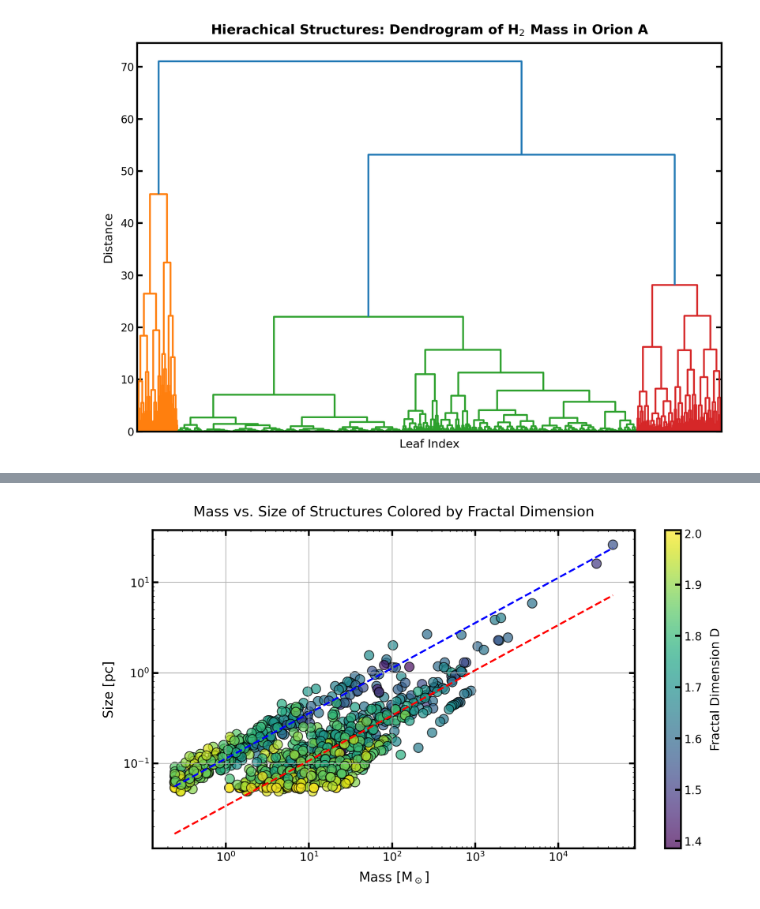
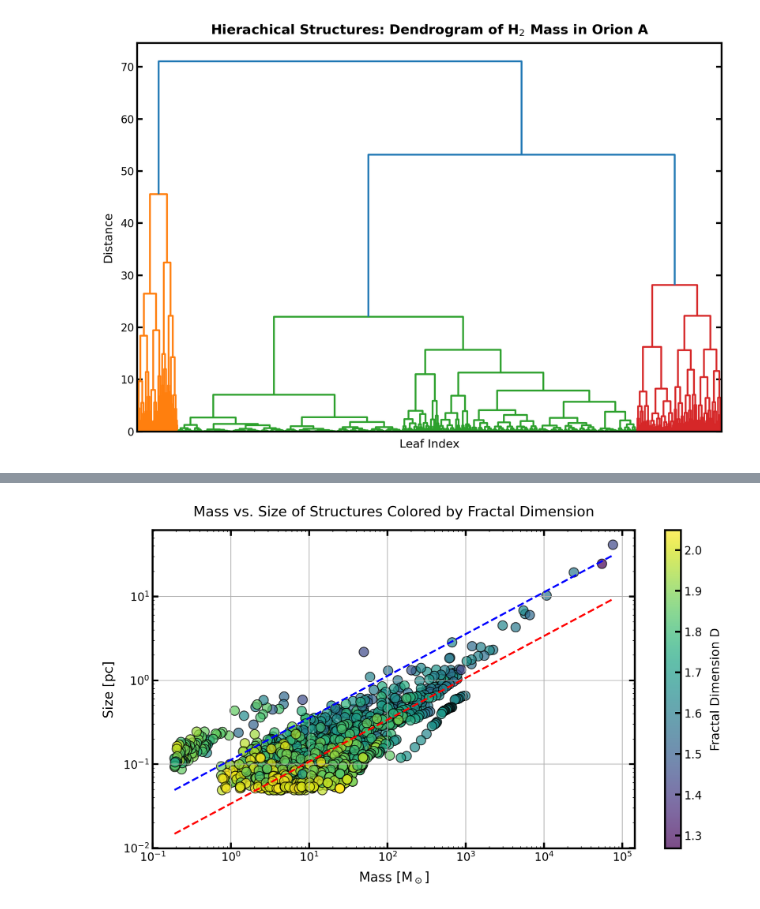
Before and after one commit to SimoneSped/fractal_OMC, a Jupyter notebook: Mass-Size Properties.ipynb, the cells around one changed output, grey strips where cells are left out. Cells and saved outputs as stored; diff of their text form; code cells hidden in the pictures.

```diff
--- a/Mass-Size Properties.ipynb
+++ b/Mass-Size Properties.ipynb
@@ -500,7 +525,10 @@ def pca_major_axis(region_coords):
     major_axis = 2 * np.sqrt(np.max(eigenvalues))
     return major_axis
 
-thresholds = np.linspace(0.04, 6.87, 50)  # Example thresholds for mass map # M_sun/cm^2
+min_value = np.percentile(M_H2_OB, 25)  # 2nd percentile
+max_value = np.percentile(M_H2_OB, 100)  # 98th percentile
+
+thresholds = np.linspace(min_value, max_value, 100)  # Example thresholds for mass map # M_sun/cm^2
 
 pixel_scale = 0.00417
 distance = 412
@@ -514,17 +542,33 @@ region_fractal_dims_OB = []
 
 for threshold in thresholds:
 
-    print(f"Processing threshold: {threshold:.2f} M☉/cm²")
+    print(f"\nProcessing threshold: {threshold:.2f} M☉/cm²")
+
     # Step 1: Threshold the mass map
     structure_mask = M_H2_OB > threshold
 
     # Step 2: Label connected regions
     labeled_array, num_features = ndimage.label(structure_mask)
 
-    # Step 4: Loop through regions
+    if num_features == 0:
+        print("No structures found at this threshold.")
+        continue
 
+    # Step 3: Compute areas of all structures
+    region_areas = []
     for i in range(1, num_features + 1):
-        region_mask = labeled_array == i
+        area = np.sum(labeled_array == i)
+        region_areas.append((i, area))
+
+    # Sort by area descending
+    region_areas.sort(key=lambda x: x[1], reverse=True)
+
+    # Keep only top 10
+    top_regions = region_areas[:100]
+
+    # Step 4: Loop through selected regions
+    for region_idx, area in top_regions:
+        region_mask = labeled_array == region_idx
 
         # Mass
         mass = np.sum(M_H2_OB[region_mask])
@@ -541,12 +585,11 @@ for threshold in thresholds:
         # Fractal Dimension
         region_binary = region_mask.astype(np.uint8)
         perim = perimeter(region_binary)
-        area = np.sum(region_binary)
         if area > 5 and perim > 0:
             D = 2 * (np.log10(perim) / np.log10(area))
         else:
             D = np.nan  # handle degenerate cases
         region_fractal_dims_OB.append(D)
 
-        print(f"Structure {i}: Mass = {mass:.2f} M☉, Size ≈ {size_pc:.2f} pc, Fractal Dimension D ≈ {D:.2f}")
+        print(f"Structure {region_idx}: Mass = {mass:.2f} M☉, Size ≈ {size_pc:.2f} pc, Fractal Dimension D ≈ {D:.2f}")
 # %% [output]
@@ -572,6 +721,13 @@ import matplotlib.pyplot as plt
 import numpy as np
 
 # Combine region masses, sizes, and fractal dimensions for OA and OB
+# region_masses_OA = region_masses_OA.tolist()
+# region_masses_OB = region_masses_OB.tolist()
+# region_sizes_OA = region_sizes_OA.tolist()
+# region_sizes_OB = region_sizes_OB.tolist()
+# region_fractal_dims_OA = region_fractal_dims_OA.tolist()
+# region_fractal_dims_OB = region_fractal_dims_OB.tolist()
+
 region_masses = region_masses_OA + region_masses_OB
 region_sizes = region_sizes_OA + region_sizes_OB
 region_fractal_dims = region_fractal_dims_OA + region_fractal_dims_OB
@@ -581,7 +737,7 @@ region_masses = np.array(region_masses)
 region_sizes = np.array(region_sizes)
 region_fractal_dims = np.array(region_fractal_dims)
 
-mask = (region_fractal_dims >= 1.2) & (region_fractal_dims <= 2.01)
+mask = (region_fractal_dims >= 1.2) & (region_fractal_dims <= 2.05)
 region_masses = region_masses[mask]
 region_sizes = region_sizes[mask]
 region_fractal_dims = region_fractal_dims[mask]
@@ -601,31 +757,31 @@ M_max = np.max(region_masses)
 M = np.logspace(np.log10(M_min), np.log10(M_max), 100)
 
 b0 = 1e4  # cm^(-2)
 G = 4.3e-3  # pc M_sun^-1 (km/s)^2
 sigma = 2  # Assumed velocity dispersion in km/s (adjust if needed)
 
 # Aspect Ratio 10
 A_10 = 10
 a_10 = (2 * A_10) / (np.pi * b0) ** 0.5
 L_10 = a_10 * M ** 0.5
 
 # Aspect Ratio 3
 A_3 = 3
 a_3 = (2 * A_3) / (np.pi * b0) ** 0.5
 L_3 = a_3 * M ** 0.5
 
 L_vir = (G * M) / (5 * sigma**2)
 
 plt.plot(M, L_10, label="Aspect Ratio=  10", linestyle="--", color="blue")
 plt.plot(M, L_3, label="Aspect Ratio = 3", linestyle="--", color="red")
 
 plt.xlabel("Mass [M$_\odot$]", fontsize=14)
 plt.ylabel("Size [pc]", fontsize=14)
 plt.xscale("log")
 plt.yscale("log")
 plt.title("Mass vs. Size of Structures Colored by Fractal Dimension", fontsize=15, pad=15)
 plt.grid(True)
 plt.tight_layout()
 plt.show()
 # %% [output]
-[figure, old version]
+[figure, new version]
```
Also changed, not shown: parts of 8 cells of this notebook.
